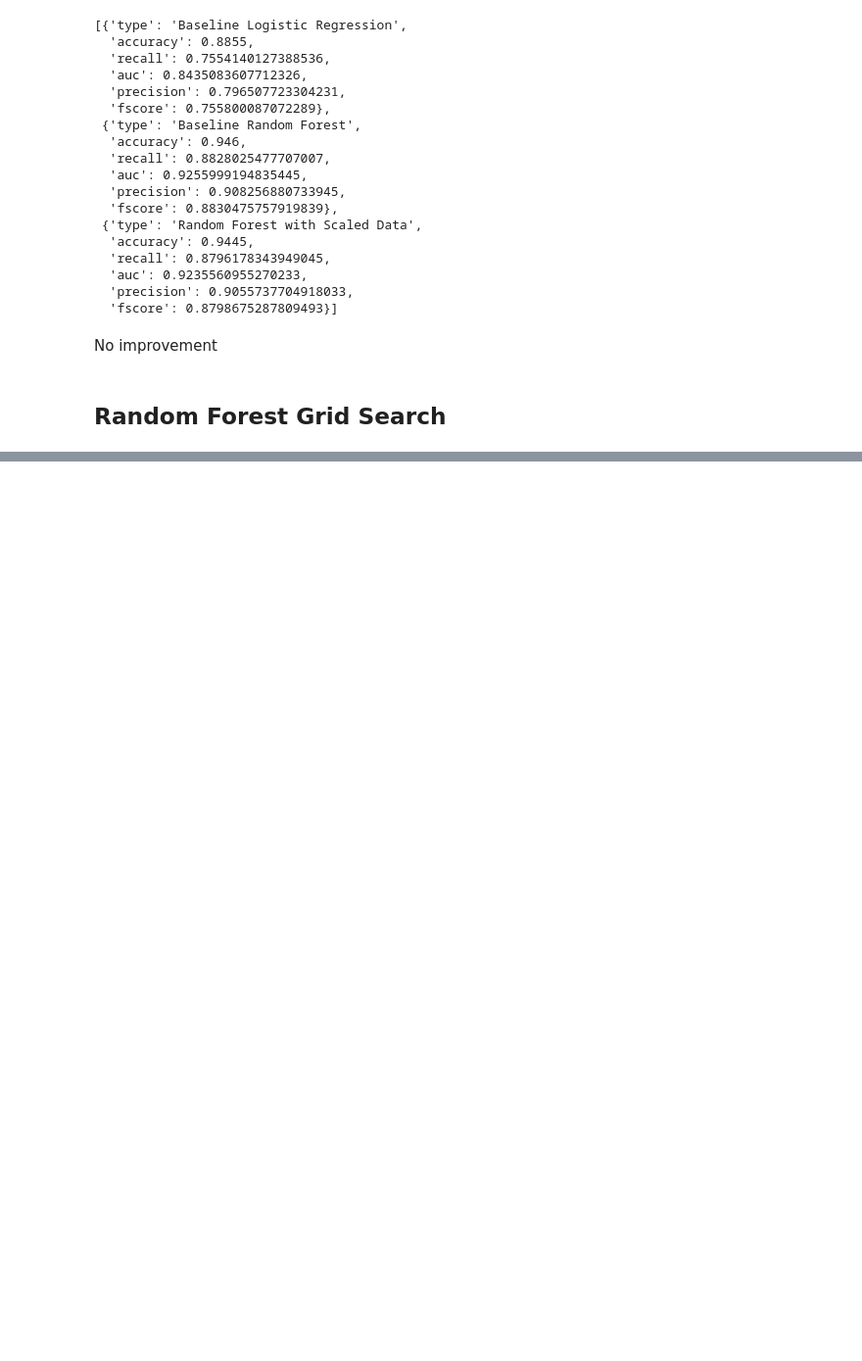
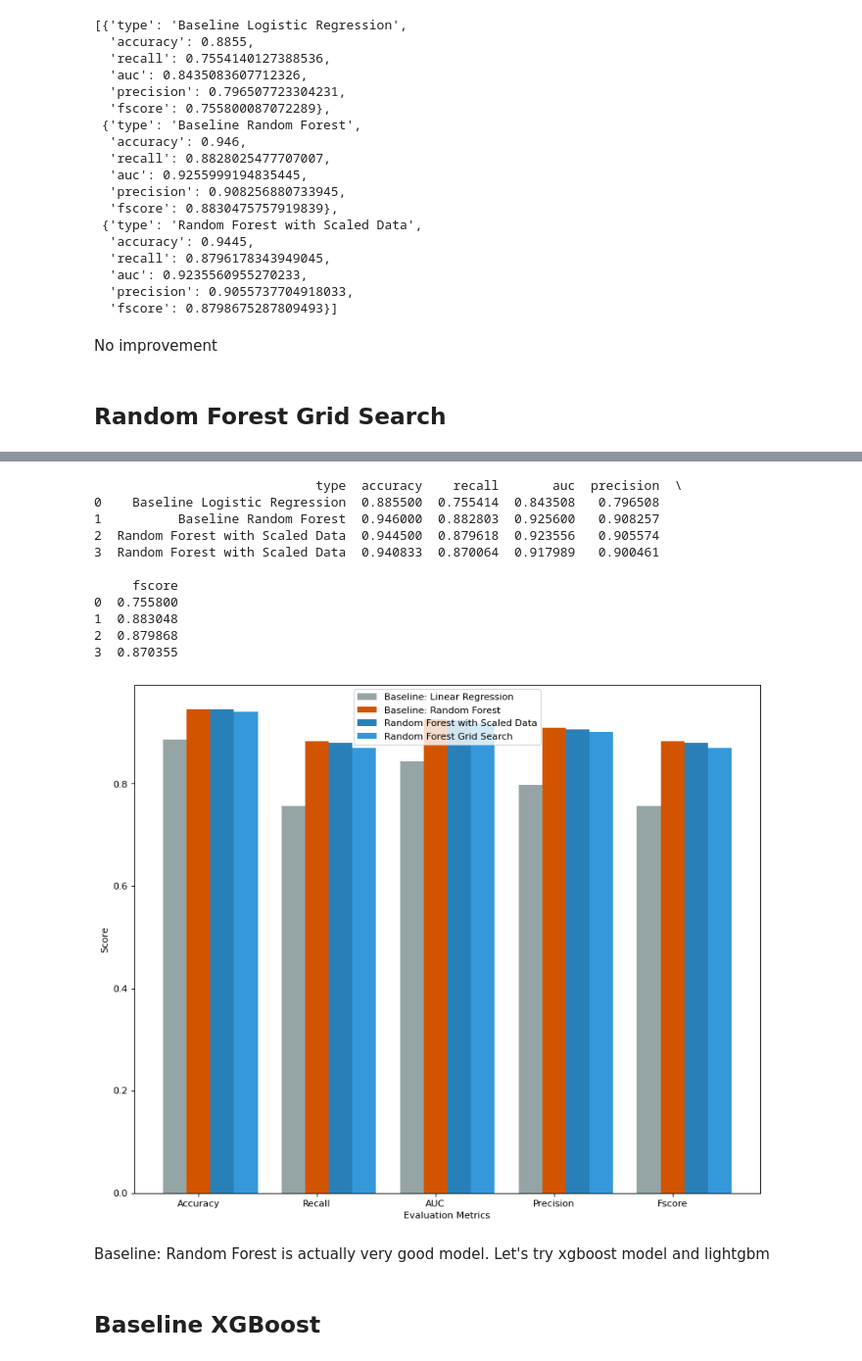
Before and after one commit to pham0030/ibm-coursera-ml, a Jupyter notebook: amex-default-prediction-draft.ipynb, the cells around one changed output, grey strips where cells are left out. Shown: that part at 98% size. Saved outputs shown, nothing was run; the diff lists cells and outputs as text; code cells hidden in the pictures; blank space fills up the shorter version.

Commit message:
Kaggle Notebook | Amex-default-prediction | Version 3

```diff
--- a/amex-default-prediction-draft.ipynb
+++ b/amex-default-prediction-draft.ipynb
@@ -490,0 +516,5 @@ Wall time: 36min 51s
+# %%
+preds = grid_search_results.predict(X_test)
+result = evaluate(y_test, preds, "Random Forest with Scaled Data")
+print(result)
+results.append(result)
@@ -490,0 +543,23 @@ Wall time: 36min 51s
+# %%
+def visualize_eval_metrics(results):
+    df = pd.DataFrame(data=results)
+    #table = pd.pivot_table(df, values='type', index=['accuracy', 'precision', 'recall', 'f1', 'auc'],
+    #                columns=['type'])
+    #df = df.set_index('type').transpose()
+    print(df)
+    x = np.arange(5)
+    original = df.iloc[0, 1:].values
+    class_weight = df.iloc[1, 1:].values
+    smote = df.iloc[2, 1:].values
+    under = df.iloc[3, 1:].values
+    width = 0.2
+    figure(figsize=(12, 10), dpi=80)
+    plt.bar(x-0.2, original, width, color='#95a5a6')
+    plt.bar(x, class_weight, width, color='#d35400')
+    plt.bar(x+0.2, smote, width, color='#2980b9')
+    plt.bar(x+0.4, under, width, color='#3498db')
+    plt.xticks(x, ['Accuracy', 'Recall', 'AUC', 'Precision', 'Fscore'])
+    plt.xlabel("Evaluation Metrics")
+    plt.ylabel("Score")
+    plt.legend(["Baseline: Linear Regression", "Baseline: Random Forest", "Random Forest with Scaled Data", "Random Forest Grid Search"])
+    plt.show()
@@ -490,0 +568,19 @@ Wall time: 36min 51s
+# %%
+visualize_eval_metrics(results)
+# %% [output]
+                             type  accuracy    recall       auc  precision  \
+0    Baseline Logistic Regression  0.885500  0.755414  0.843508   0.796508
+1          Baseline Random Forest  0.946000  0.882803  0.925600   0.908257
+2  Random Forest with Scaled Data  0.944500  0.879618  0.923556   0.905574
+3  Random Forest with Scaled Data  0.940833  0.870064  0.917989   0.900461
+
+     fscore
+0  0.755800
+1  0.883048
+2  0.879868
+3  0.870355
+[figure, added]
+# %% [markdown]
+Baseline: Random Forest is actually very good model. Let's try xgboost model and lightgbm
+# %% [markdown]
+## Baseline XGBoost
```
Also changed, not shown: parts of 52 cells of this notebook.
